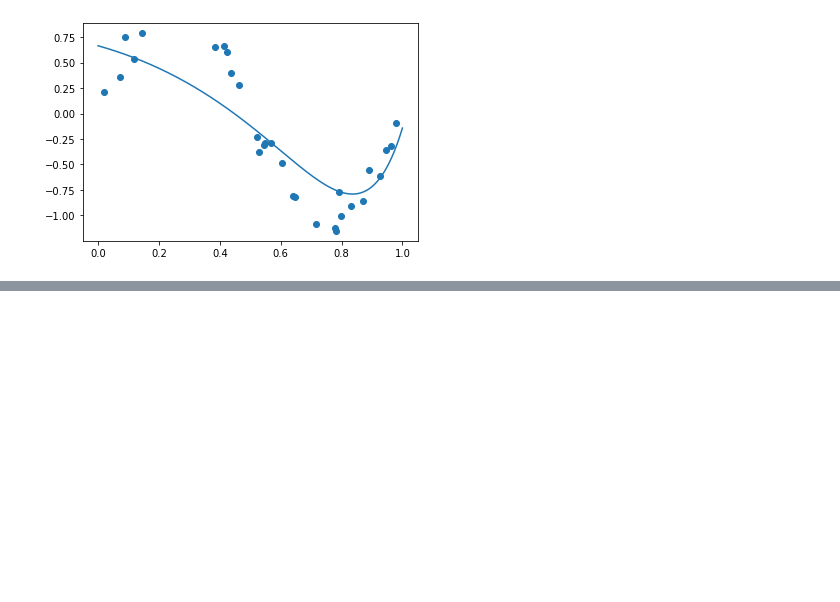
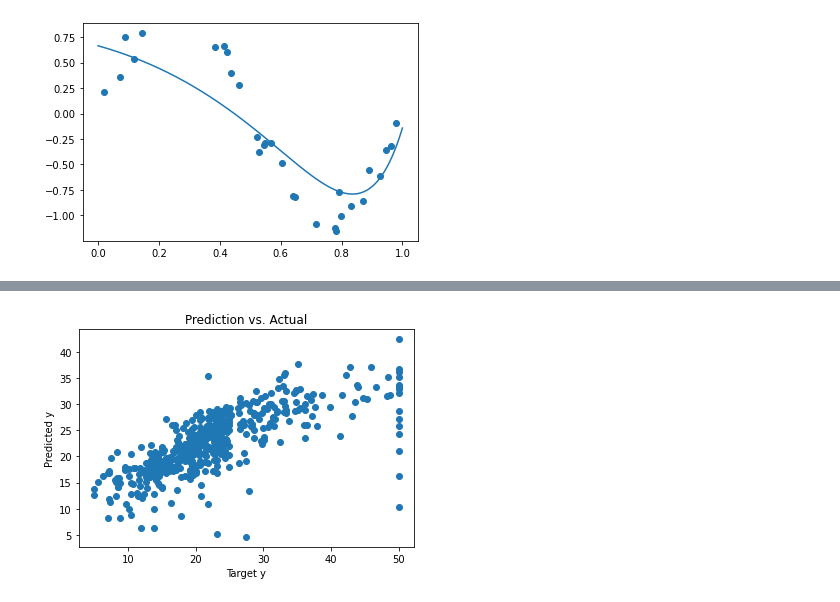
Before and after one commit to lucio-karin0506/SaltLux-Project, a Jupyter notebook: Machine Learning/Machine learning lecture/2장. 회귀분석 리뷰.ipynb, the cells around one changed output, grey strips where cells are left out. Cells and saved outputs as stored; diff of their text form; code cells hidden in the pictures; blank space fills up the shorter version.

```diff
--- a/Machine Learning/Machine learning lecture/2장. 회귀분석 리뷰.ipynb
+++ b/Machine Learning/Machine learning lecture/2장. 회귀분석 리뷰.ipynb
@@ -331,0 +465,6 @@ plot_model(model)
+# %%
+# 다중회귀식의 추정방법
+import statsmodels.api as sm
+Boston = sm.datasets.get_rdataset('Boston', package='MASS')
+boston_df = Boston.data
+boston_df.head()
@@ -331,0 +517,4 @@ plot_model(model)
+# %%
+formula2 = "medv ~ rad + zn + rm + chas + age -1"
+model_boston2 = smf.ols(formula=formula2, data=boston_df).fit()
+model_boston2.summary()
@@ -331,0 +545,15 @@ plot_model(model)
+# %%
+# 회귀분석의 검증 요소들
+# 잔차의 정규성
+y_pred = model_boston2.predict(boston_df)
+# %%
+import matplotlib.pyplot as plt
+fig = plt.figure()
+
+plt.scatter(boston_df.iloc[:, -1], y_pred)
+plt.xlabel('Target y')
+plt.ylabel('Predicted y')
+plt.title('Prediction vs. Actual')
+plt.show()
+# %% [output]
+[figure, added]
```
Also changed, not shown: parts of 40 cells of this notebook.
